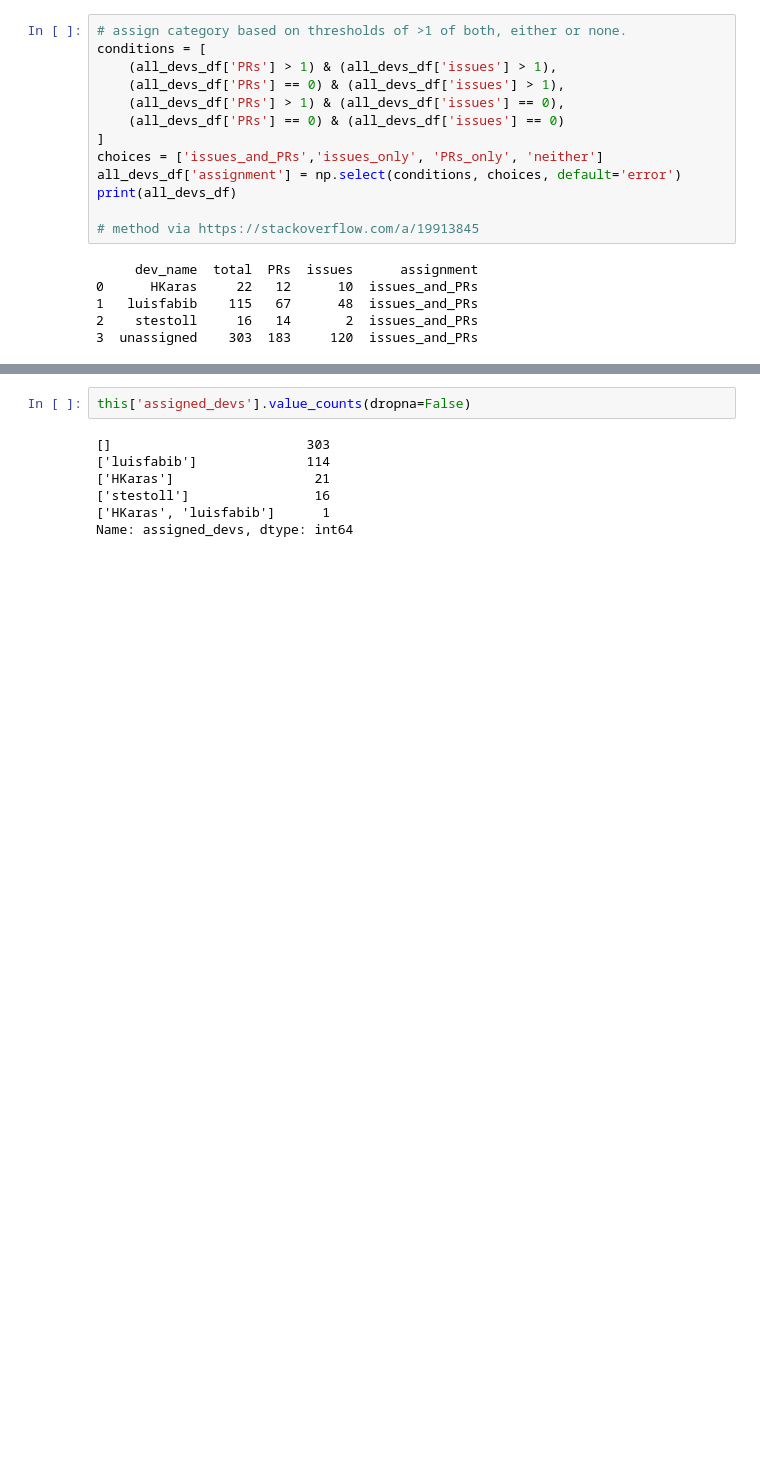
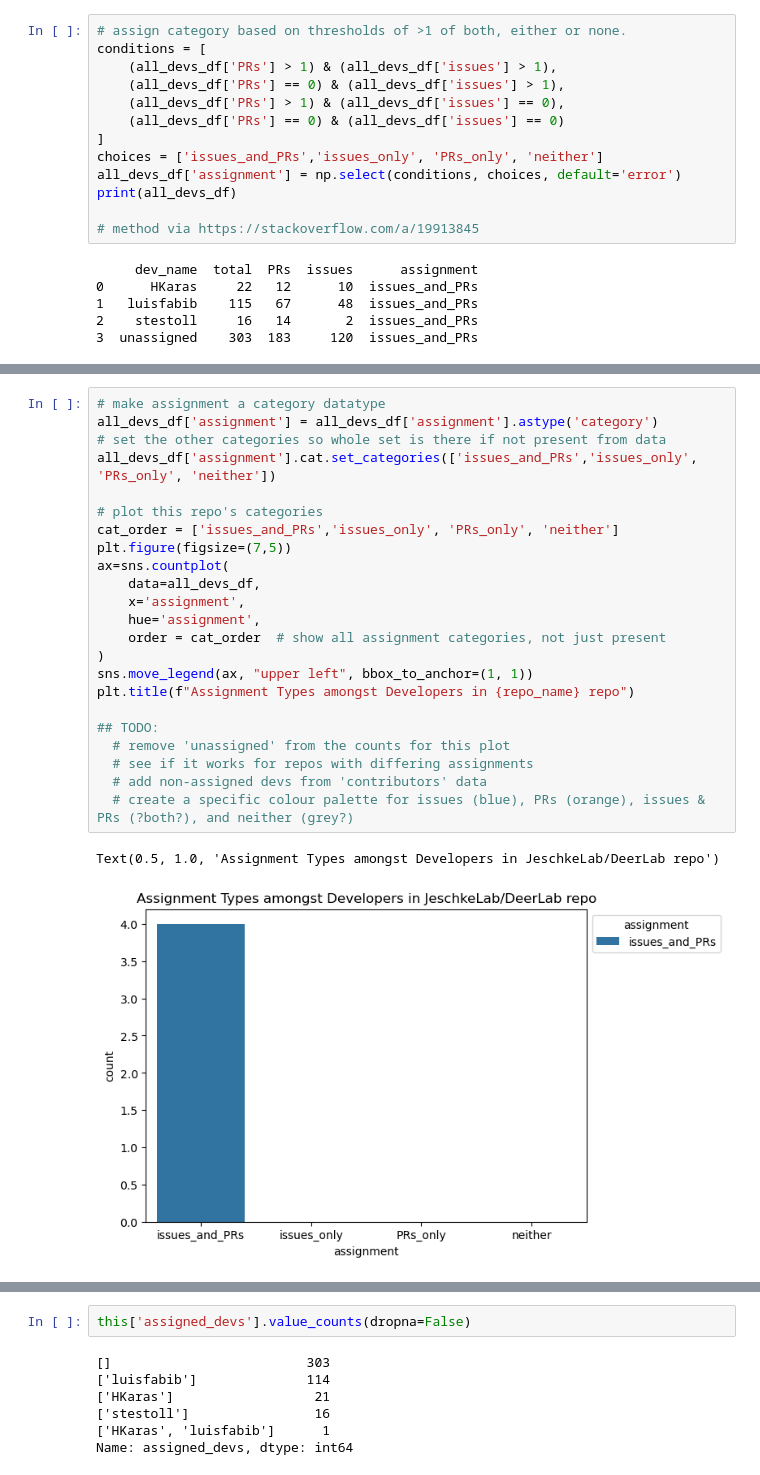
Before and after one commit to FlicAnderson/RSE-personas, a Jupyter notebook: githubanalysis/notebooks/Dev_Assignment.ipynb, the cells around one changed output, grey strips where cells are left out. Cells and saved outputs as stored; diff of their text form; blank space fills up the shorter version.

```diff
--- a/githubanalysis/notebooks/Dev_Assignment.ipynb
+++ b/githubanalysis/notebooks/Dev_Assignment.ipynb
@@ -212,0 +502,26 @@ print(all_devs_df)
+# %%
+# make assignment a category datatype
+all_devs_df['assignment'] = all_devs_df['assignment'].astype('category')
+# set the other categories so whole set is there if not present from data
+all_devs_df['assignment'].cat.set_categories(['issues_and_PRs','issues_only', 'PRs_only', 'neither'])
+
+# plot this repo's categories
+cat_order = ['issues_and_PRs','issues_only', 'PRs_only', 'neither']
+plt.figure(figsize=(7,5))
+ax=sns.countplot(
+    data=all_devs_df,
+    x='assignment',
+    hue='assignment',
+    order = cat_order  # show all assignment categories, not just present
+)
+sns.move_legend(ax, "upper left", bbox_to_anchor=(1, 1))
+plt.title(f"Assignment Types amongst Developers in {repo_name} repo")
+
+## TODO:
+  # remove 'unassigned' from the counts for this plot
+  # see if it works for repos with differing assignments
+  # add non-assigned devs from 'contributors' data
+  # create a specific colour palette for issues (blue), PRs (orange), issues & PRs (?both?), and neither (grey?)
+# %% [output]
+Text(0.5, 1.0, 'Assignment Types amongst Developers in JeschkeLab/DeerLab repo')
+[figure, added]
```
Also changed, not shown: parts of 24 cells of this notebook.
